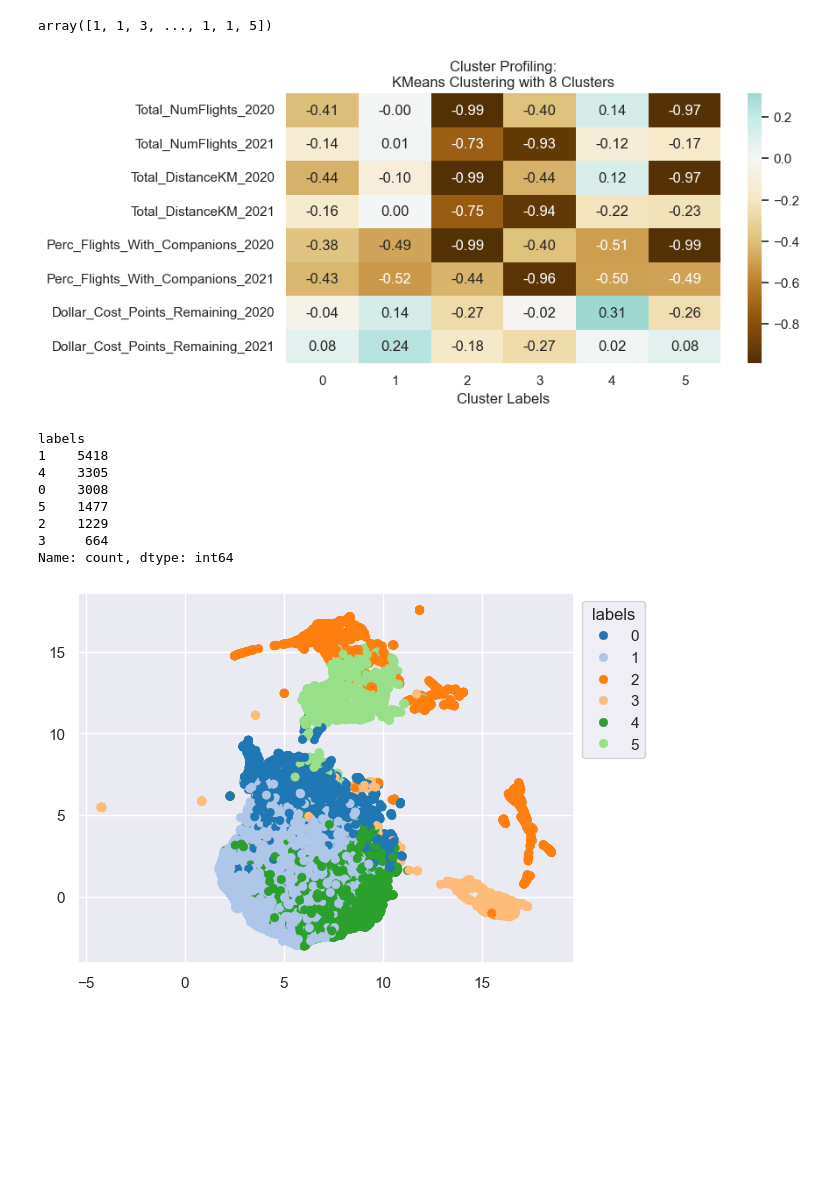
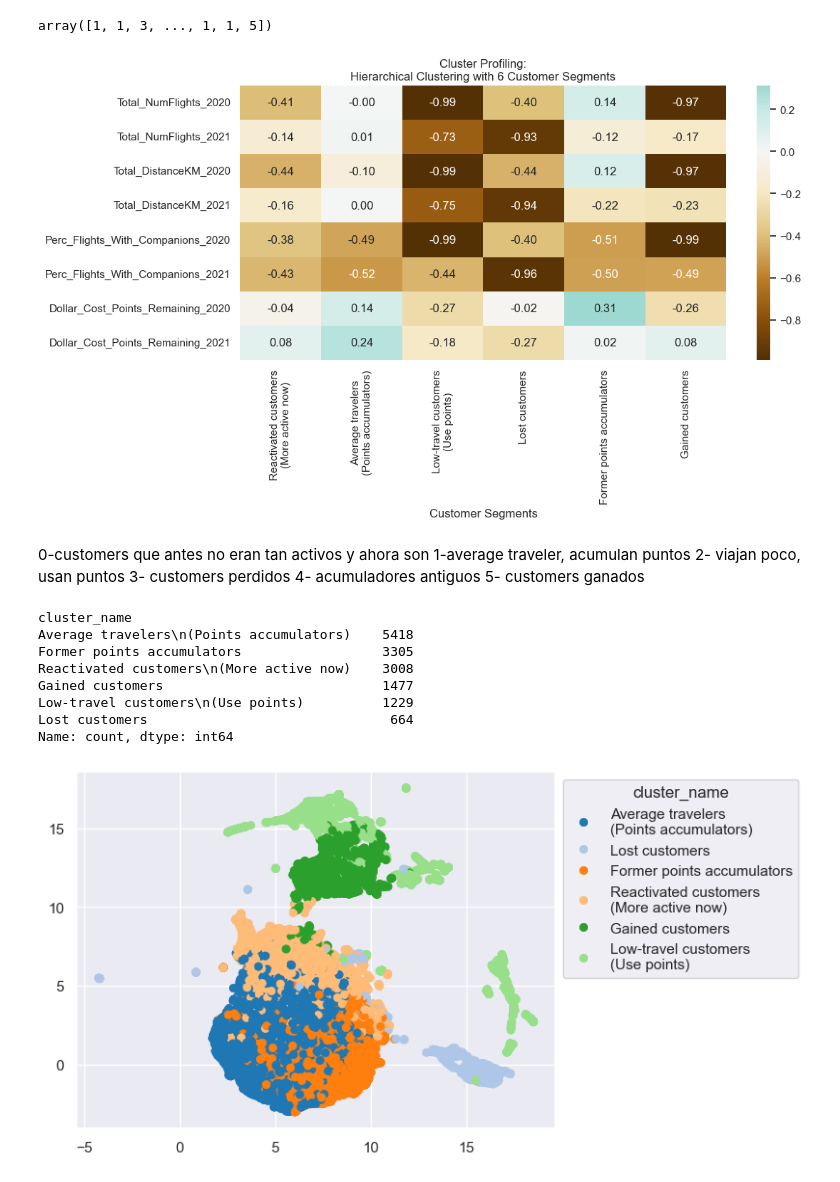
Before and after one commit to luisbdavila/Airline_Customer_Segmentation_DataMining_Project_Python, a Jupyter notebook: Final_delivery/Code/yearly_behavioral.ipynb, the cells around one changed output. Cells and saved outputs as stored; diff of their text form; code cells hidden in the pictures; blank space fills up the shorter version.

```diff
--- a/Final_delivery/Code/yearly_behavioral.ipynb
+++ b/Final_delivery/Code/yearly_behavioral.ipynb
@@ -565,19 +587,44 @@ hc_labels
 # %% [output]
 array([1, 1, 3, ..., 1, 1, 5])
 # %%
-df_concat = pd.concat((df_for_modeling, pd.Series(hc_labels, name='labels', index=df_for_modeling.index)), axis=1)
+cluster_name_map_hc = {
+    0: "Reactivated customers\n(More active now)",
+    1: "Average travelers\n(Points accumulators)",
+    2: "Low-travel customers\n(Use points)",
+    3: "Lost customers",
+    4: "Former points accumulators",
+    5: "Gained customers"
+}
+df_concat = pd.concat(
+    (df_for_modeling, pd.Series(hc_labels, name='labels', index=df_for_modeling.index)),
+    axis=1
+)
 
-fig, ax = plt.subplots(figsize=(8,4))
+fig, ax = plt.subplots(figsize=(11, 5))
 
 hc_profile = df_concat.groupby('labels').mean().T
 
-sns.heatmap(hc_profile,
-            center=0, annot=True, cmap="BrBG", fmt=".2f",
-            ax=ax
-            )
+# Rename cluster columns with descriptive names
+hc_profile = hc_profile.rename(columns=cluster_name_map_hc)
 
-ax.set_xlabel("Cluster Labels")
-ax.set_title("Cluster Profiling:\nKMeans Clustering with 8 Clusters")
+sns.heatmap(
+    hc_profile,
+    center=0,
+    annot=True,
+    cmap="BrBG",
+    fmt=".2f",
+    ax=ax
+)
+
+ax.set_xlabel("Customer Segments")
+ax.set_title("Cluster Profiling:\nHierarchical Clustering with 6 Customer Segments")
 plt.show()
 # %% [output]
-[figure, old version]
+[figure, new version]
+# %% [markdown]
+0-customers que antes no eran tan activos y ahora  son
+1-average traveler, acumulan puntos
+2- viajan poco, usan puntos
+3- customers perdidos
+4- acumuladores antiguos
+5- customers ganados
@@ -584,22 +633,22 @@ plt.show()
 # %%
-df_concat['labels'].value_counts()
+df_concat['cluster_name'].value_counts()
 # %% [output]
-labels
-1    5418
-4    3305
-0    3008
-5    1477
-2    1229
-3     664
+cluster_name
+Average travelers\n(Points accumulators)    5418
+Former points accumulators                  3305
+Reactivated customers\n(More active now)    3008
+Gained customers                            1477
+Low-travel customers\n(Use points)          1229
+Lost customers                               664
 Name: count, dtype: int64
 # %%
 umap_original = umap.UMAP(n_neighbors = 5, random_state = 0).fit_transform(df_for_modeling)
-targets = df_concat['labels']
+targets = df_concat['cluster_name']
 ax = sns.scatterplot(x=umap_original[:, 0], y=umap_original[:, 1],palette='tab20',
                          hue=targets, legend='full', edgecolor=None)
 sns.move_legend(ax, loc='upper left', bbox_to_anchor=(1, 1))
 plt.show()
 # %% [output]
-[figure, old version]
+[figure, new version]
 # %%
 umap_original = umap.UMAP(n_neighbors = 50, random_state = 0).fit_transform(df_for_modeling)
```
Also changed, not shown: parts of 13 cells of this notebook.
